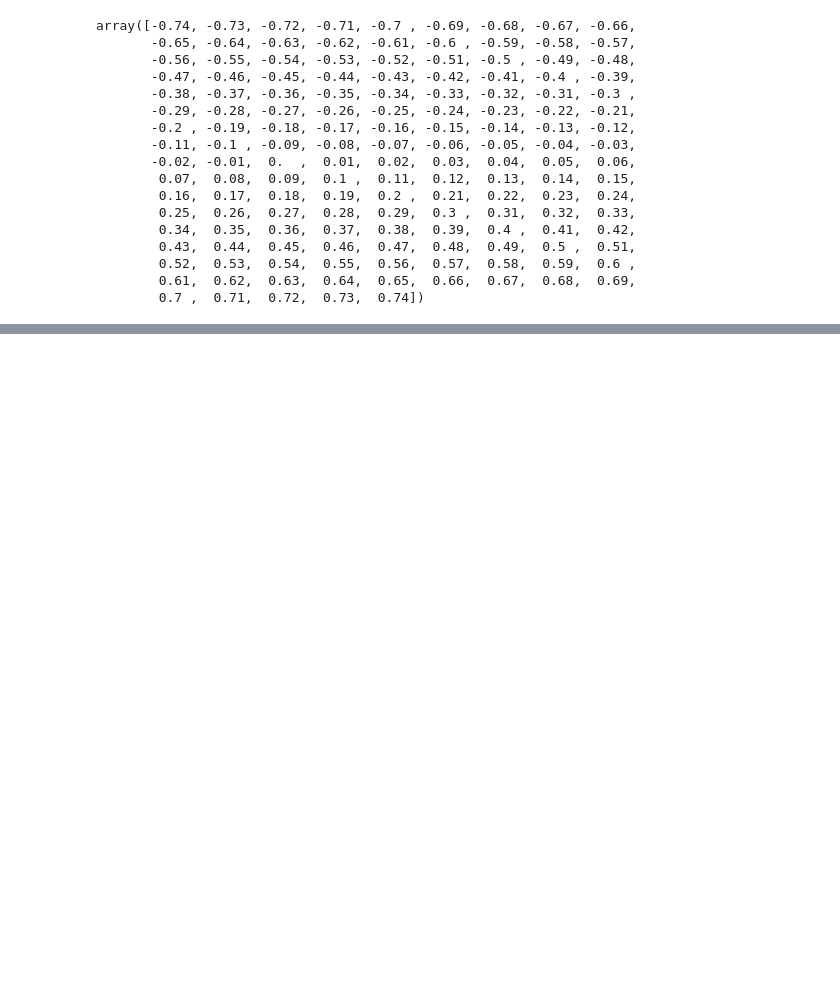
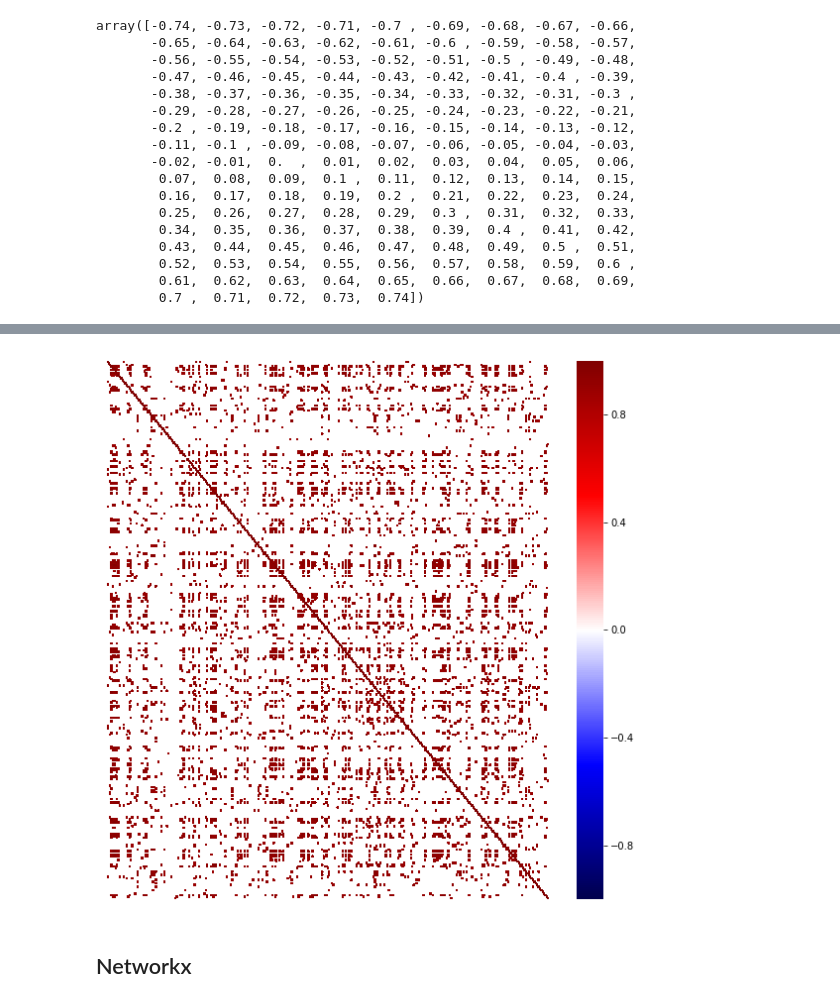
Before and after one commit to GCantergiani/psth, a Jupyter notebook: first_basic_analysis.ipynb, the cells around one changed output, grey strips where cells are left out. Cells and saved outputs as stored; diff of their text form; code cells hidden in the pictures; blank space fills up the shorter version.

Commit message:
add networkx analysis & wip gephi

```diff
--- a/first_basic_analysis.ipynb
+++ b/first_basic_analysis.ipynb
@@ -199,0 +198,3 @@ _ = ax.set_xlabel('')
+# %%
+to_replace = np.arange(-0.90, 0.90, 0.01).round(3)
+to_replace
@@ -199,0 +222,3 @@ _ = ax.set_xlabel('')
+# %%
+df_corr = df_corr.round(2).replace(to_replace, np.nan)
+df_corr.head()
@@ -199,0 +235,9 @@ _ = ax.set_xlabel('')
+# %%
+fig, ax = plt.subplots(figsize=(10,10))
+sns.heatmap(df_corr, xticklabels=[], yticklabels=[], cmap='seismic', vmin=-1, vmax=1)
+_ = ax.set_ylabel('')
+_ = ax.set_xlabel('')
+# %% [output]
+[figure, added]
+# %% [markdown]
+## Networkx
```
Also changed, not shown: parts of 17 cells of this notebook.
